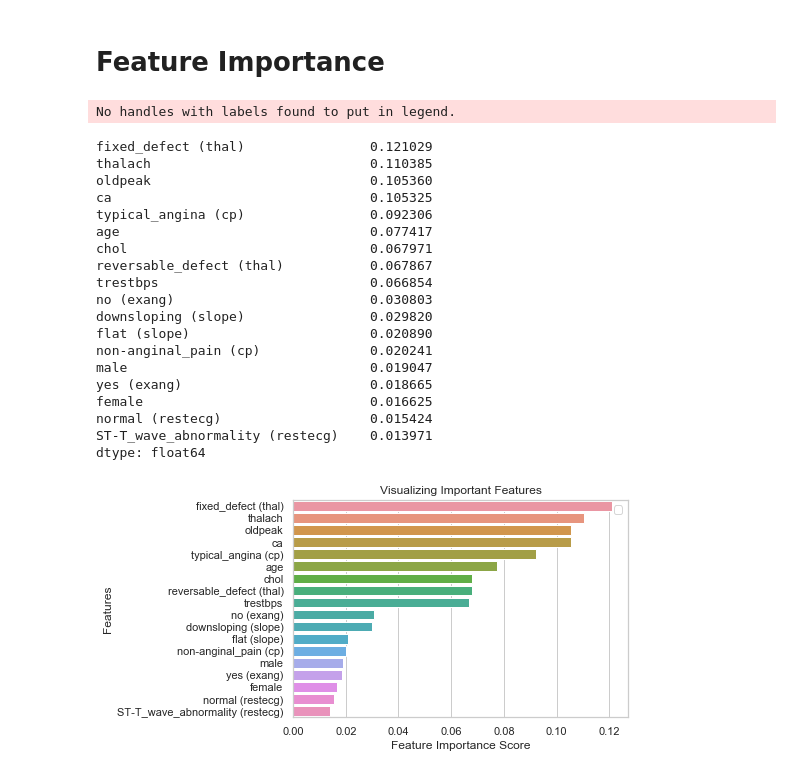
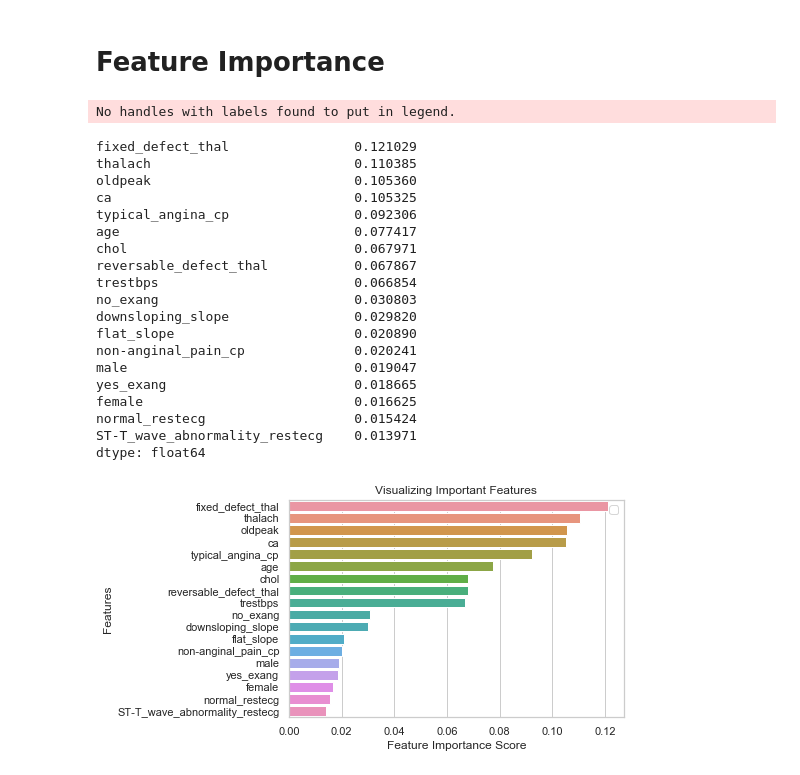
Before and after one commit to dustin4150/Heart_Disease_Project, a Jupyter notebook: Heart_Disease_Project.ipynb, the cells around one changed output. Cells and saved outputs as stored; diff of their text form; code cells hidden in the pictures.

```diff
--- a/Heart_Disease_Project.ipynb
+++ b/Heart_Disease_Project.ipynb
@@ -56,12 +56,12 @@ df.describe()
 # %%
 #re-map column values
 df.replace({'sex': {0:'female', 1: 'male'},
-           'cp': {0: 'typical_angina (cp)', 1: 'atypical_angina (cp)', 2: 'non-anginal_pain (cp)', 3: 'asymptomatic (cp)'},
-           'fbs': {0:'no (fbs)', 1: 'yes (fbs)'},
-           'restecg':{0:'normal (restecg)', 1:'ST-T_wave_abnormality (restecg)', 2: 'left_ventricular_hypertrophy (restecg)'},
-           'exang': {0: 'no (exang)', 1: 'yes (exang)'},
-           'slope': {0: 'upsloping (slope)', 1: 'flat (slope)', 2:'downsloping (slope)'},
-           'thal': {0: 'unknown (thal)', 1: 'normal (thal)', 2: 'fixed_defect (thal)', 3: 'reversable_defect (thal)'}}, inplace=True)
+           'cp': {0: 'typical_angina_cp', 1: 'atypical_angina_cp', 2: 'non-anginal_pain_cp', 3: 'asymptomatic_cp'},
+           'fbs': {0:'no_fbs', 1: 'yes_fbs'},
+           'restecg':{0:'normal_restecg', 1:'ST-T_wave_abnormality_restecg', 2: 'left_ventricular_hypertrophy_restecg'},
+           'exang': {0: 'no_exang', 1: 'yes_exang'},
+           'slope': {0: 'upsloping_slope', 1: 'flat_slope', 2:'downsloping_slope'},
+           'thal': {0: 'unknown_thal', 1: 'normal_thal', 2: 'fixed_defect_thal', 3: 'reversable_defect_thal'}}, inplace=True)
 
 df.head()
 # %% [output]
@@ -313,8 +279,8 @@ plt.show()
 # %% [markdown]
  # Random Forest
 # %%
-X= final_df.drop(['target', 'asymptomatic (cp)',
-'yes (fbs)','normal (thal)', 'no (fbs)', 'upsloping (slope)', 'left_ventricular_hypertrophy (restecg)', 'unknown (thal)', 'atypical_angina (cp)'], axis =1)  # Features
+X= final_df.drop(['target', 'asymptomatic_cp',
+'yes_fbs','normal_thal', 'no_fbs', 'upsloping_slope', 'left_ventricular_hypertrophy_restecg', 'unknown_thal', 'atypical_angina_cp'], axis =1)  # Features
 y= final_df.target  # Labels
 
 # Split dataset into training set and test set
@@ -496,43 +462,43 @@ partial_dependence = plot_partial_dependence(gb,
  # Feature Importance
 # %%
 feature_names = ['age', 'trestbps', 'chol', 'thalach', 'oldpeak', 'ca',
-       'female', 'male', 'non-anginal_pain (cp)',
-       'typical_angina (cp)', 'ST-T_wave_abnormality (restecg)', 'normal (restecg)', 'no (exang)', 'yes (exang)', 'downsloping (slope)',
-       'flat (slope)', 'fixed_defect (thal)', 'reversable_defect (thal)']
+       'female', 'male', 'non-anginal_pain_cp',
+       'typical_angina_cp', 'ST-T_wave_abnormality_restecg', 'normal_restecg', 'no_exang', 'yes_exang', 'downsloping_slope',
+       'flat_slope', 'fixed_defect_thal', 'reversable_defect_thal']
 target_names = ['target']
 feature_imp = pd.Series(forest.feature_importances_,index=feature_names).sort_values(ascending=False)
 print(feature_imp)
 
 
 
 
 # Creating a bar plot
 sns.barplot(x=feature_imp, y=feature_imp.index)
 # Add labels to your graph
 plt.xlabel('Feature Importance Score')
 plt.ylabel('Features')
 plt.title("Visualizing Important Features")
 plt.legend()
 plt.show()
 # %% [output]
 No handles with labels found to put in legend.
-fixed_defect (thal)                0.121029
-thalach                            0.110385
-oldpeak                            0.105360
-ca                                 0.105325
-typical_angina (cp)                0.092306
-age                                0.077417
-chol                               0.067971
-reversable_defect (thal)           0.067867
-trestbps                           0.066854
-no (exang)                         0.030803
-downsloping (slope)                0.029820
-flat (slope)                       0.020890
-non-anginal_pain (cp)              0.020241
-male                               0.019047
-yes (exang)                        0.018665
-female                             0.016625
-normal (restecg)                   0.015424
-ST-T_wave_abnormality (restecg)    0.013971
+fixed_defect_thal                0.121029
+thalach                          0.110385
+oldpeak                          0.105360
+ca                               0.105325
+typical_angina_cp                0.092306
+age                              0.077417
+chol                             0.067971
+reversable_defect_thal           0.067867
+trestbps                         0.066854
+no_exang                         0.030803
+downsloping_slope                0.029820
+flat_slope                       0.020890
+non-anginal_pain_cp              0.020241
+male                             0.019047
+yes_exang                        0.018665
+female                           0.016625
+normal_restecg                   0.015424
+ST-T_wave_abnormality_restecg    0.013971
 dtype: float64
-[figure, old version]
+[figure, new version]
```
Also changed, not shown: parts of 15 cells of this notebook.
